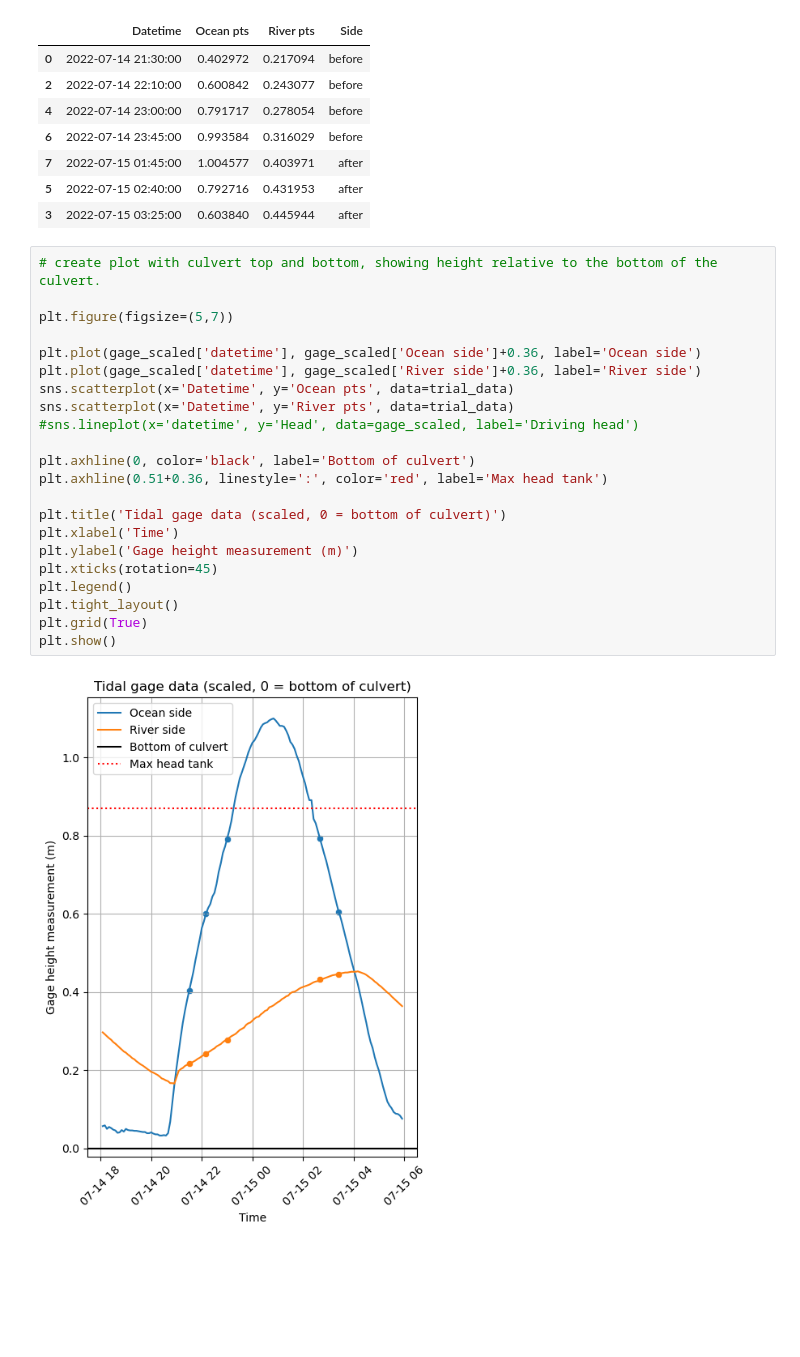
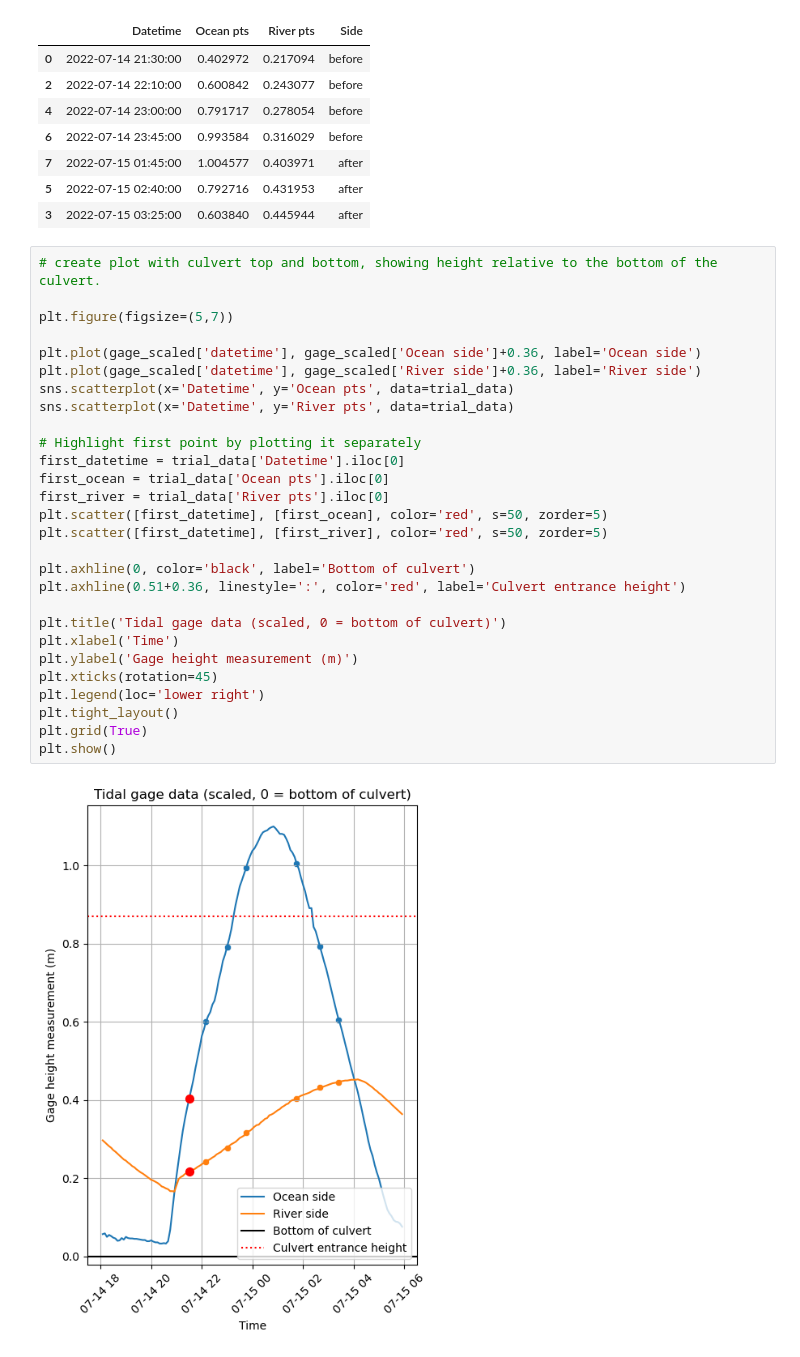
Before and after one commit to clairewang23/hre-model, a Jupyter notebook: Tidal gage/read_gage_data.ipynb, the cells around one changed output. Saved outputs shown, nothing was run; the diff lists cells and outputs as text; blank space fills up the shorter version.

Commit message:
data processing and presentation

```diff
--- a/Tidal gage/read_gage_data.ipynb
+++ b/Tidal gage/read_gage_data.ipynb
@@ -102,24 +104,30 @@ display(trial_data)
 # %%
 # create plot with culvert top and bottom, showing height relative to the bottom of the culvert.
 
 plt.figure(figsize=(5,7))
 
 plt.plot(gage_scaled['datetime'], gage_scaled['Ocean side']+0.36, label='Ocean side')
 plt.plot(gage_scaled['datetime'], gage_scaled['River side']+0.36, label='River side')
 sns.scatterplot(x='Datetime', y='Ocean pts', data=trial_data)
 sns.scatterplot(x='Datetime', y='River pts', data=trial_data)
-#sns.lineplot(x='datetime', y='Head', data=gage_scaled, label='Driving head')
+
+# Highlight first point by plotting it separately
+first_datetime = trial_data['Datetime'].iloc[0]
+first_ocean = trial_data['Ocean pts'].iloc[0]
+first_river = trial_data['River pts'].iloc[0]
+plt.scatter([first_datetime], [first_ocean], color='red', s=50, zorder=5)
+plt.scatter([first_datetime], [first_river], color='red', s=50, zorder=5)
 
 plt.axhline(0, color='black', label='Bottom of culvert')
-plt.axhline(0.51+0.36, linestyle=':', color='red', label='Max head tank')
+plt.axhline(0.51+0.36, linestyle=':', color='red', label='Culvert entrance height')
 
 plt.title('Tidal gage data (scaled, 0 = bottom of culvert)')
 plt.xlabel('Time')
 plt.ylabel('Gage height measurement (m)')
 plt.xticks(rotation=45)
-plt.legend()
+plt.legend(loc='lower right')
 plt.tight_layout()
 plt.grid(True)
 plt.show()
 # %% [output]
-[figure, old version]
+[figure, new version]
```
Also changed, not shown: parts of 1 cell of this notebook, 12 other files.
